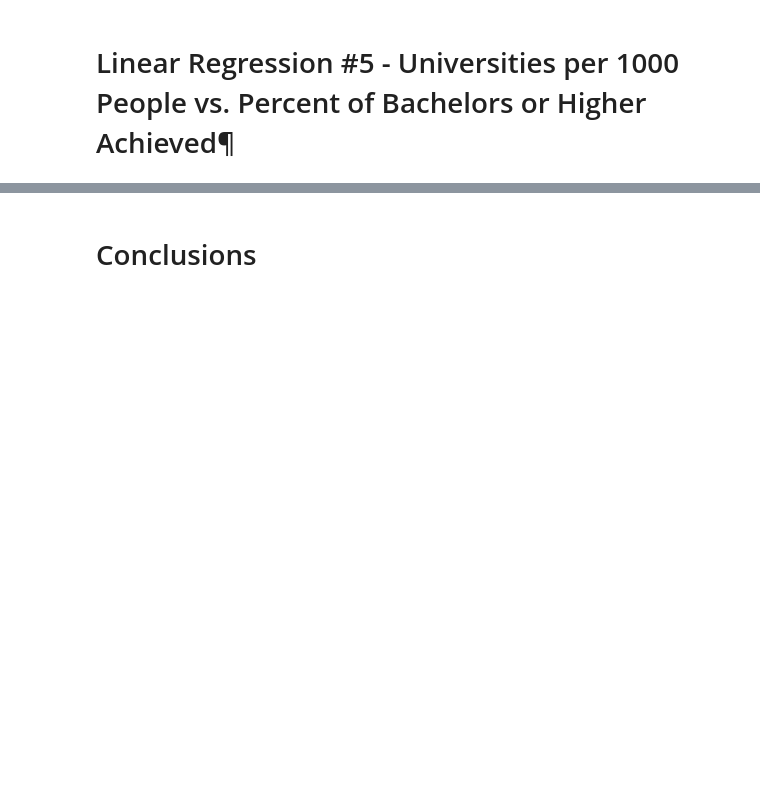
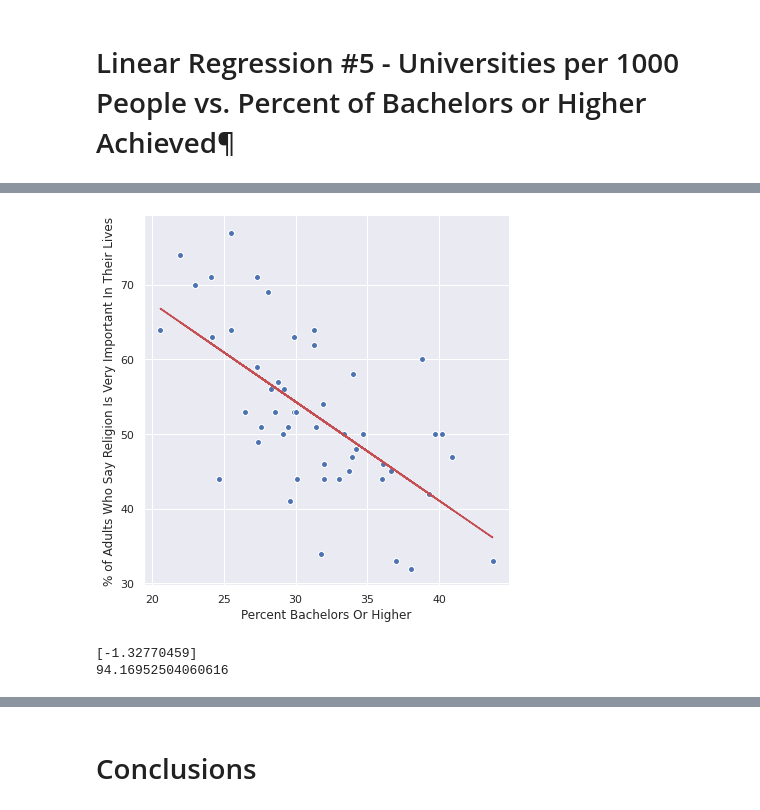
Before and after one commit to kirakirakira/Code-Louisville-Data-Science-Project, a Jupyter notebook: Education and Religion.ipynb, the cells around one changed output, grey strips where cells are left out. Drawn from its saved outputs; the diff is of its cells as text; code cells hidden in the pictures; blank space fills up the shorter version.

Commit message:
add the linear equation

```diff
--- a/Education and Religion.ipynb
+++ b/Education and Religion.ipynb
@@ -861,0 +886,35 @@ NameError: name 'all_df' is not defined
+# %%
+all_df['% of Adults Who Say Religion Is Very Important In Their Lives'] = all_df['% of Adults Who Say Religion Is Very Important In Their Lives'] * 100
+all_df['% of Adults Who Are Highly Religious'] = all_df['% of Adults Who Are Highly Religious'] * 100
+# %%
+# Plot the percentage of people who have a Bachelors or higher vs. number of universities per 1000 people, each state's color is based on their religious adherence level (high, middle, low)
+
+import seaborn as sns
+
+hue = "Religious Adherence Level"
+x = 'Percent Bachelors Or Higher'
+y = '% of Adults Who Say Religion Is Very Important In Their Lives'
+
+X = all_df[x].values[:,np.newaxis]
+# target data is array of shape (n,)
+Y = all_df[y].values
+
+model2 = LinearRegression()
+model2.fit(X, Y)
+
+g = sns.FacetGrid(all_df, height = 6)
+sns.set(rc={'figure.figsize':(30, 30)})
+g = g.map(plt.scatter, "Percent Bachelors Or Higher", "% of Adults Who Say Religion Is Very Important In Their Lives", edgecolor="w")
+plt.plot(X, model2.predict(X), color='r')
+plt.show()
+
+reg = LinearRegression().fit(X, Y)
+reg.score(X, Y)
+
+print(model2.coef_)
+print(model2.intercept_)
+# y = -1.3277x + 94.169
+# %% [output]
+[figure, added]
+[-1.32770459]
+94.16952504060616
```
Also changed, not shown: parts of 18 cells of this notebook.
